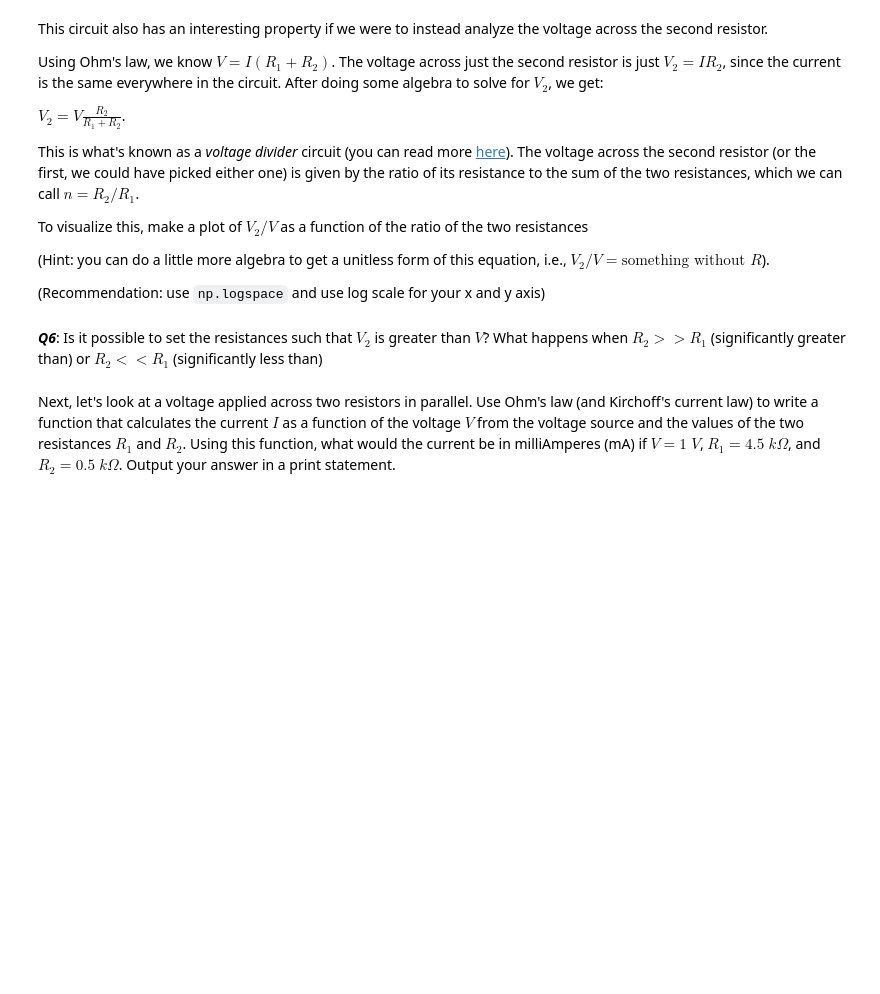
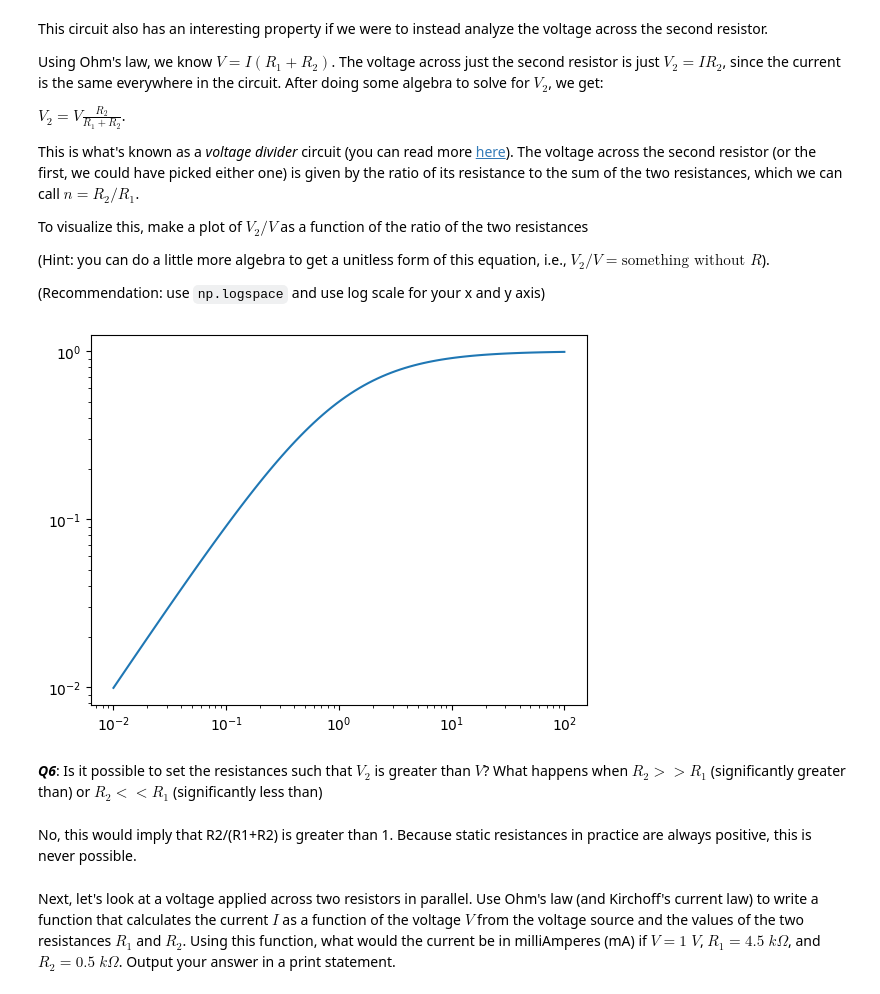
Before and after one commit to vincentyliu2001/BIO74.03-Exercises, a Jupyter notebook: CompModNervSys_exercise2.ipynb, the cells around one changed output. Cells and saved outputs as stored; diff of their text form; code cells hidden in the pictures; blank space fills up the shorter version.

```diff
--- a/CompModNervSys_exercise2.ipynb
+++ b/CompModNervSys_exercise2.ipynb
@@ -309,7 +322,11 @@ Image('CompModNervSys-BioElectroStatics/resources/circuit_2R_series.png',width=3
 # %%
-def calcIseriesR(): # function arguments here
+def calcIseriesR(V, Rs): # function arguments here
   # your code goes here
+  sum = np.sum(Rs)
+  return V / sum
 
 
-I = calcIseriesR(): # function arguments here
-print('I = {} mA'.format()) # add output variable here, check units!
+Rs = [1, 3]
+V = 1
+I = calcIseriesR(V, Rs) # function arguments here
+print('I = {} mA'.format(I)) # add output variable here, check units!
@@ -327,8 +346,22 @@ To visualize this, make a plot of $V_{2}/V$ as a function of the ratio of the tw
 (Hint: you can do a little more algebra to get a unitless form of this equation, i.e., $V_{2}/V = \text{something without }R$).
 
 (Recommendation: use `np.logspace` and use log scale for your x and y axis)
+# %%
+precision = 100
+n = np.logspace(-2, 2, num=precision)
+V2 = V * (n/(n+1))
+fig = plt.figure()
+ax = fig.add_subplot(111)
+ax.set_yscale('log')
+ax.set_xscale('log')
+ax.plot(n, V2)
+fig.show()
+# %% [output]
+[figure, added]
 # %% [markdown]
 ***Q6***: Is it possible to set the resistances such that $V_{2}$ is greater than $V$? What happens when $R_{2} >> R_{1}$ (significantly greater than) or $R_{2} << R_{1}$ (significantly less than)
+# %% [markdown]
+No, this would imply that R2/(R1+R2) is greater than 1. Because static resistances in practice are always positive, this is never possible.
 # %% [markdown]
 Next, let's look at a voltage applied across two resistors in parallel. Use Ohm's law (and Kirchoff's current law) to write a function that calculates the current $I$ as a function of the voltage $V$ from the voltage source and the values of the two resistances $R_{1}$ and $R_{2}$. Using this function, what would the current be in milliAmperes (mA) if $V=1 \; V$, $R_{1} = 4.5 \; k\Omega$, and $R_{2} = 0.5 \; k\Omega$. Output your answer in a print statement.
 # %%
```
Also changed, not shown: parts of 13 cells of this notebook.
